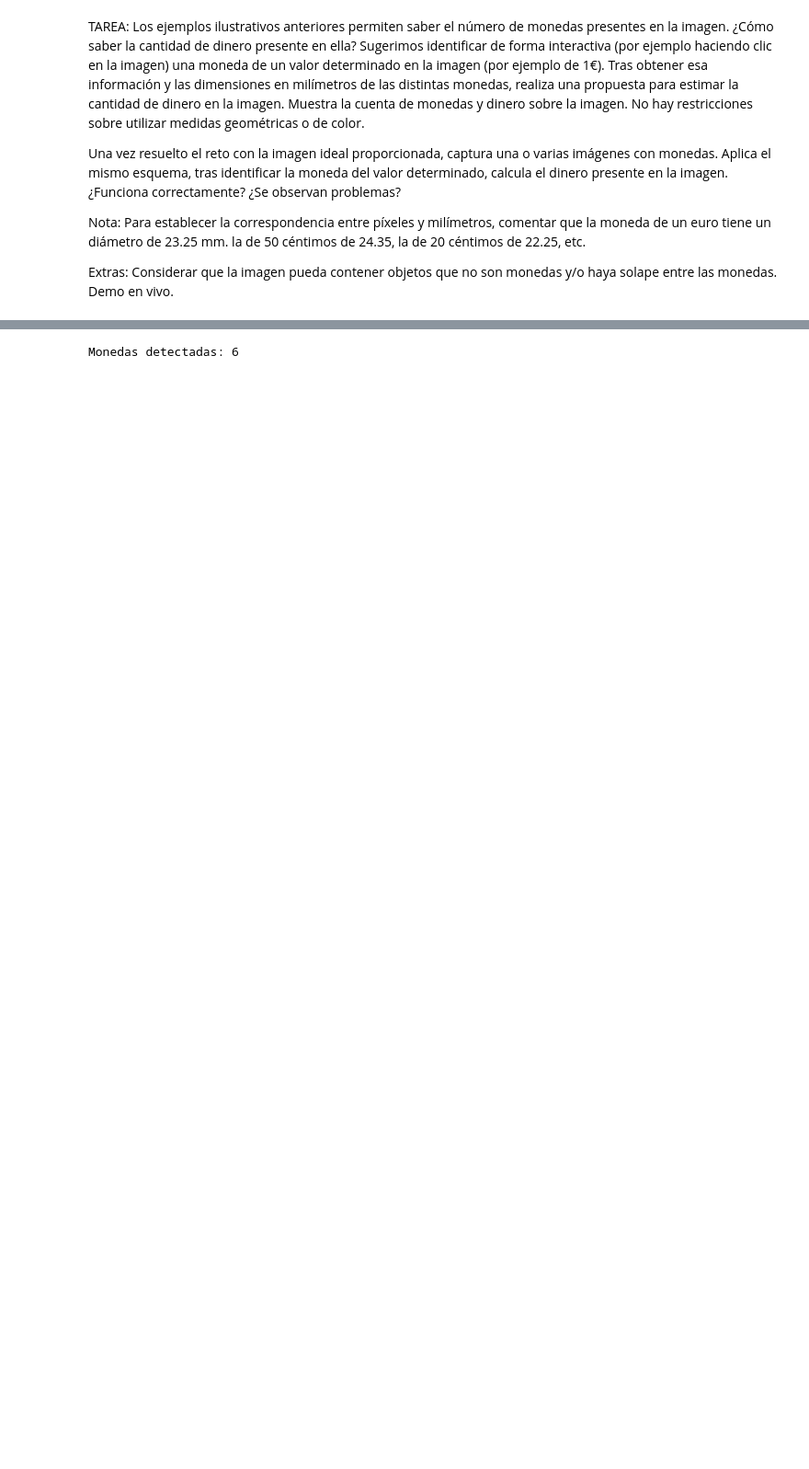
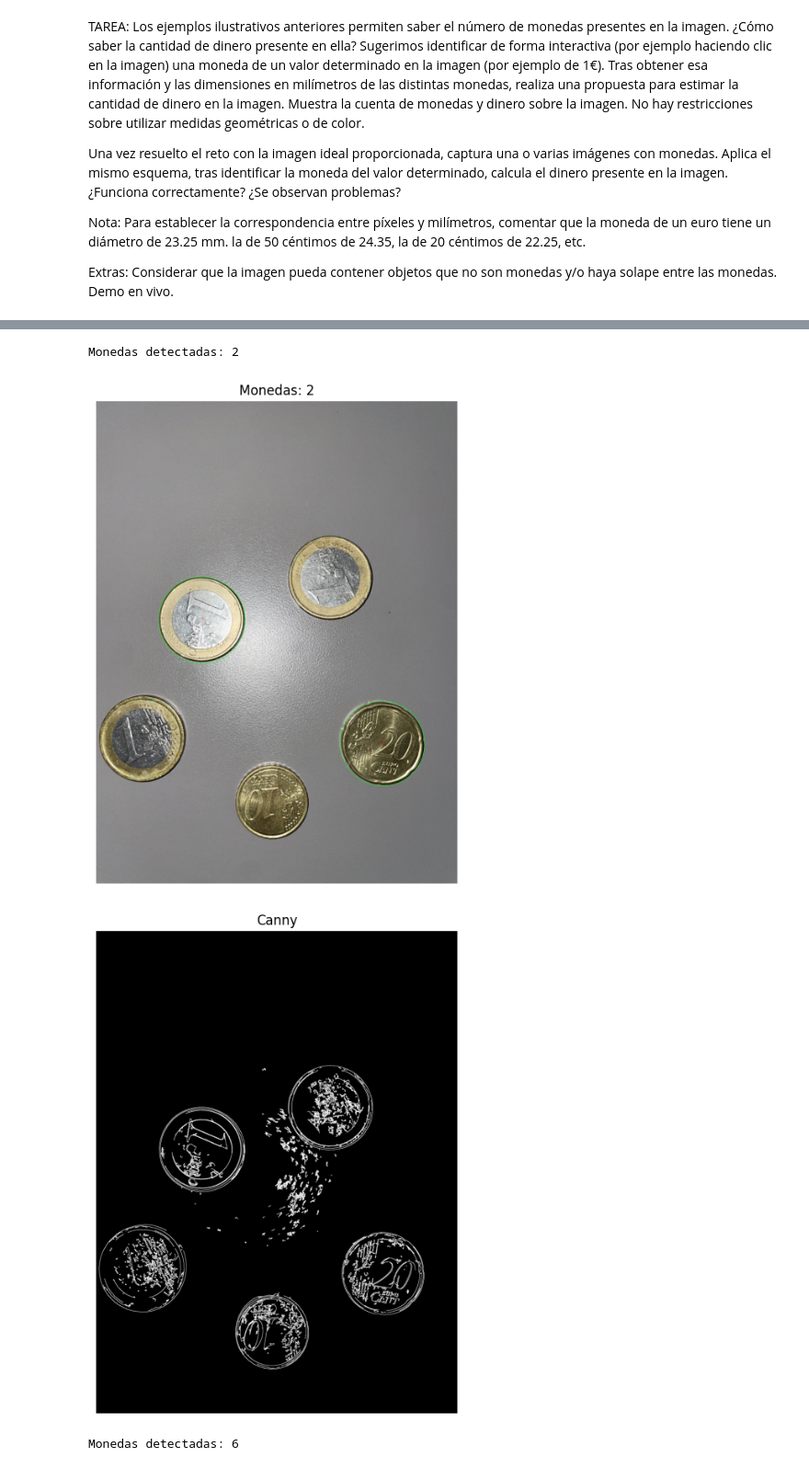
Before and after one commit to mohamedOharoun/VC_P3_42_25, a Jupyter notebook: VC_P3.ipynb, the cells around one changed output, grey strips where cells are left out. Shown at 92% size. Drawn from its saved outputs; the diff is of its cells as text; code cells hidden in the pictures; blank space fills up the shorter version.

Commit message:
feat: back to canny for better overall performance

```diff
--- a/VC_P3.ipynb
+++ b/VC_P3.ipynb
@@ -408,3 +283,64 @@ Contornos filtrados: 6
+# %%
+# Configuración básica
+import cv2
+import numpy as np
+import matplotlib.pyplot as plt
+
+def mostrar_imagen(img, titulo="Imagen", cmap=None):
+    plt.figure(figsize=(10, 8))
+    if cmap:
+        plt.imshow(img, cmap=cmap)
+    else:
+        plt.imshow(cv2.cvtColor(img, cv2.COLOR_BGR2RGB))
+    plt.title(titulo)
+    plt.axis('off')
+    plt.show()
+
+# Cargar imagen
+coins = cv2.imread("Monedas1.jpg")
+gray = cv2.cvtColor(coins, cv2.COLOR_BGR2GRAY)
+blur = cv2.GaussianBlur(gray, (7,7), 0)
+
+# Detección de bordes con Canny
+canny = cv2.Canny(blur, 20, 255)
+
+kernel = np.ones((3,3), np.uint8)
+canny = cv2.dilate(canny, kernel, iterations=1)
+
+# Encontrar contornos
+contours, hierarchy = cv2.findContours(canny, cv2.RETR_EXTERNAL, cv2.CHAIN_APPROX_SIMPLE)
+
+# Filtrar contornos
+monedas = []
+for cont in contours:
+    area = cv2.contourArea(cont)
+    if area > 800:  # Solo contornos grandes
+        # Calcular circularidad
+        perimeter = cv2.arcLength(cont, True)
+        if perimeter > 0:
+            circularity = 4 * np.pi * area / (perimeter * perimeter)
+
+            if circularity > 0.6:  # Solo formas circulares
+                (x, y), radius = cv2.minEnclosingCircle(cont)
+                monedas.append({
+                    'center': (int(x), int(y)),
+                    'radius': int(radius),
+                    'diameter_px': int(radius * 2)
+                })
+
+# Dibujar resultados
+for i, moneda in enumerate(monedas):
+    cv2.circle(coins, moneda['center'], moneda['radius'], (0, 255, 0), 2)
+    cv2.putText(coins, str(i), moneda['center'],
+                cv2.FONT_HERSHEY_SIMPLEX, 1, (0, 0, 255), 2)
+
+print(f"Monedas detectadas: {len(monedas)}")
+mostrar_imagen(coins, f"Monedas: {len(monedas)}")
+mostrar_imagen(canny, "Canny", cmap='gray')
+# %% [output]
+Monedas detectadas: 2
+[figure, added]
+[figure, added]
 # %%
 # PASO 1: Detectar TODOS los contornos posibles (umbral muy bajo)
 monedas = []
```
Also changed, not shown: parts of 6 cells of this notebook, 2 other files.
